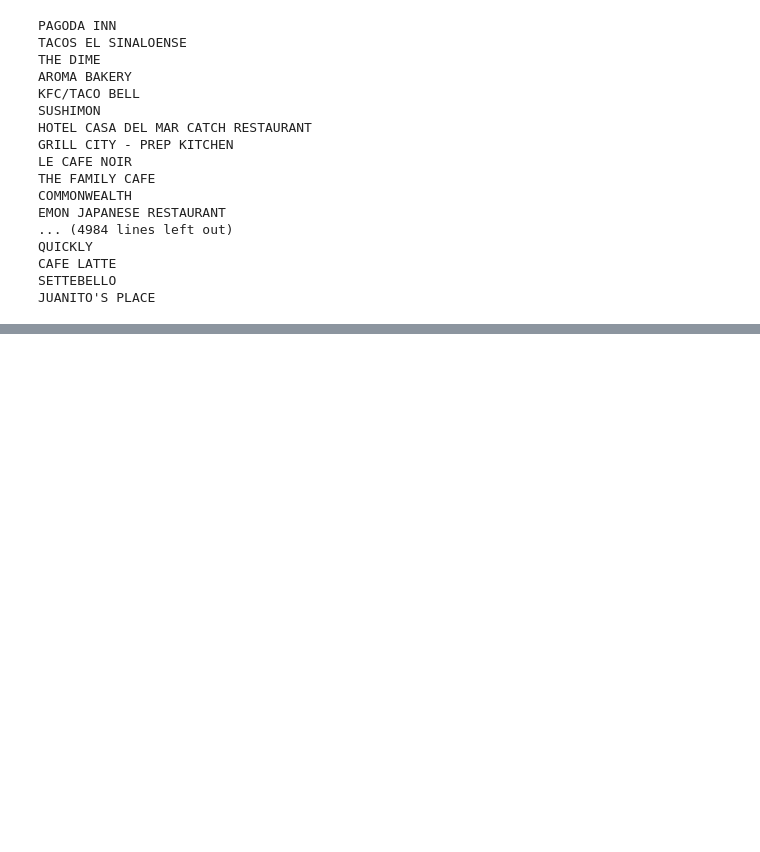
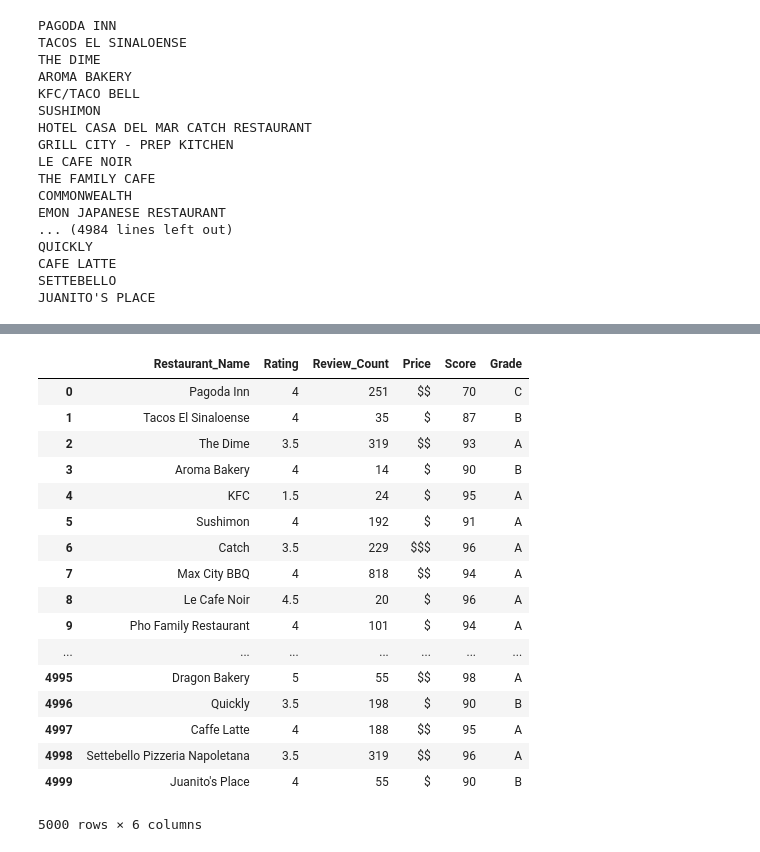
Before and after one commit to ryankchang/project1, a Jupyter notebook: albert.ipynb, the cells around one changed output, grey strips where cells are left out. Cells and saved outputs as stored; diff of their text form; code cells hidden in the pictures; blank space fills up the shorter version.

```diff
--- a/albert.ipynb
+++ b/albert.ipynb
@@ -150,0 +197,27 @@ final_df2['Review_Count'].max()
+# %%
+bins = [0, 80, 90, 100]
+
+grade = ["C", "B", "A"]
+
+final_df_with_rating["Grade"] = pd.cut(final_df_with_rating["Score"], bins, labels=grade)
+
+final_df_with_rating
+# %% [output]
+|  | Restaurant_Name | Rating | Review_Count | Price | Score | Grade |
+| 0 | Pagoda Inn | 4 | 251 | $$ | 70 | C |
+| 1 | Tacos El Sinaloense | 4 | 35 | $ | 87 | B |
+| 2 | The Dime | 3.5 | 319 | $$ | 93 | A |
+| 3 | Aroma Bakery | 4 | 14 | $ | 90 | B |
+| 4 | KFC | 1.5 | 24 | $ | 95 | A |
+| 5 | Sushimon | 4 | 192 | $ | 91 | A |
+| 6 | Catch | 3.5 | 229 | $$$ | 96 | A |
+| 7 | Max City BBQ | 4 | 818 | $$ | 94 | A |
+| 8 | Le Cafe Noir | 4.5 | 20 | $ | 96 | A |
+| 9 | Pho Family Restaurant | 4 | 101 | $ | 94 | A |
+| ... | ... | ... | ... | ... | ... | ... |
+| 4995 | Dragon Bakery | 5 | 55 | $$ | 98 | A |
+| 4996 | Quickly | 3.5 | 198 | $ | 90 | B |
+| 4997 | Caffe Latte | 4 | 188 | $$ | 95 | A |
+| 4998 | Settebello Pizzeria Napoletana | 3.5 | 319 | $$ | 96 | A |
+| 4999 | Juanito's Place | 4 | 55 | $ | 90 | B |
+5000 rows × 6 columns
```
Also changed, not shown: parts of 8 cells of this notebook, 1 other file.
